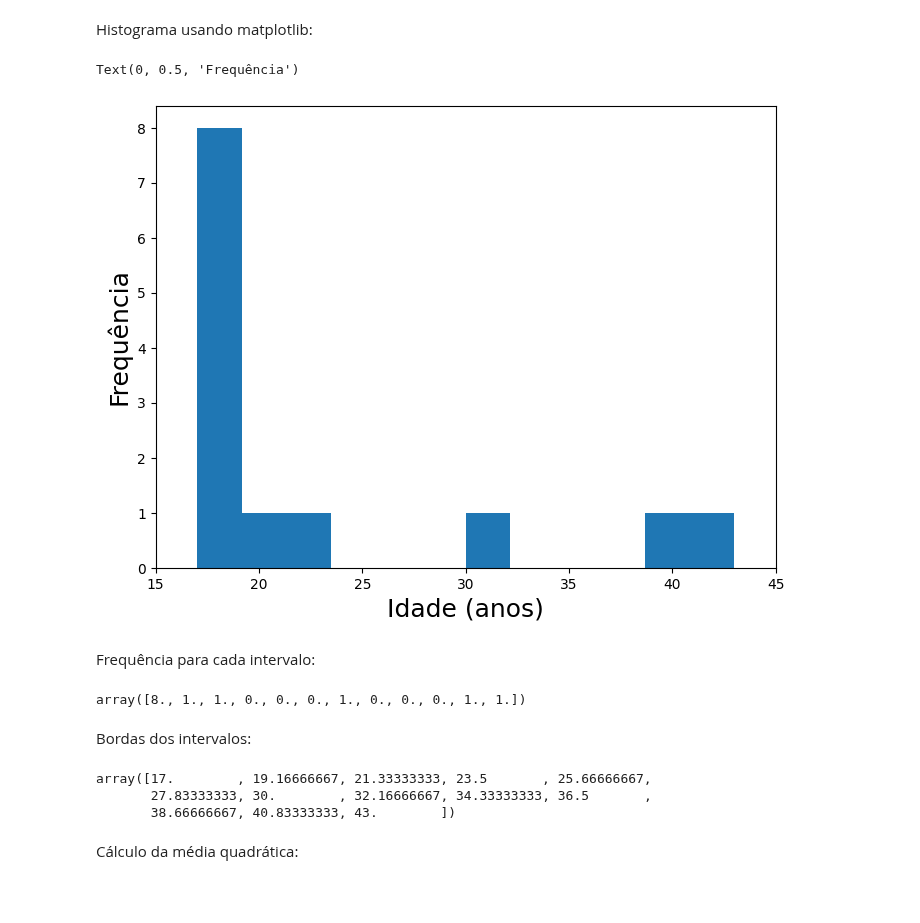
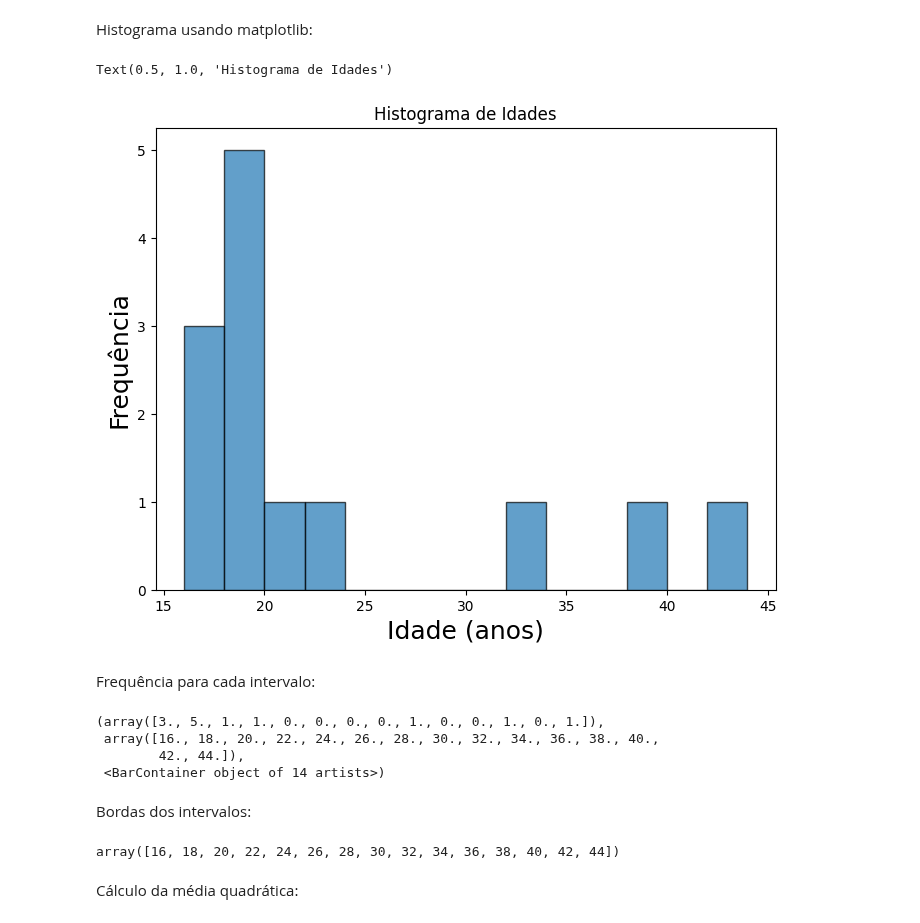
Before and after one commit to elizamelo/FisicaGeral, a Jupyter notebook: aula01_dados_da_turma2_2025_1.ipynb, the cells around one changed output. Saved outputs shown, nothing was run; the diff lists cells and outputs as text; code cells hidden in the pictures; blank space fills up the shorter version.

```diff
--- a/aula01_dados_da_turma2_2025_1.ipynb
+++ b/aula01_dados_da_turma2_2025_1.ipynb
@@ -111,13 +111,21 @@ Histograma usando matplotlib:
 # %%
 fig = plt.figure( figsize=(8,6) )
 
-counts, bins, _ = plt.hist( array_Idade, bins=12, range=(17, 43) )
-plt.xlim( 15, 45 )
-plt.xlabel( "Idade (anos)", fontsize=18 )
-plt.ylabel( "Frequência", fontsize=18 )
+#counts, bins, _ = plt.hist( array_Idade, bins=11, range=(17, 39) )
+#plt.xlim( 16, 43 )
+#plt.xlabel( "Idade (anos)", fontsize=18 )
+#plt.ylabel( "Frequência", fontsize=18 )
+
+bins = np.arange(array_Idade.min()-1, array_Idade.max() + 2, 2)  # Intervalos de 2 anos
+
+counts = plt.hist(array_Idade, bins=bins, edgecolor='black', alpha=0.7)
+# Configuração do gráfico
+plt.xlabel('Idade (anos)', fontsize=18)
+plt.ylabel('Frequência', fontsize=18)
+plt.title('Histograma de Idades')
 # %% [output]
-Text(0, 0.5, 'Frequência')
+Text(0.5, 1.0, 'Histograma de Idades')
-[figure, old version]
+[figure, new version]
 # %% [markdown]
 
 
@@ -125,15 +133,16 @@ Frequência para cada intervalo:
 # %%
 counts
 # %% [output]
-array([8., 1., 1., 0., 0., 0., 1., 0., 0., 0., 1., 1.])
+(array([3., 5., 1., 1., 0., 0., 0., 0., 1., 0., 0., 1., 0., 1.]),
+ array([16., 18., 20., 22., 24., 26., 28., 30., 32., 34., 36., 38., 40.,
+        42., 44.]),
+ <BarContainer object of 14 artists>)
 # %% [markdown]
 Bordas dos intervalos:
 # %%
 bins
 # %% [output]
-array([17.        , 19.16666667, 21.33333333, 23.5       , 25.66666667,
-       27.83333333, 30.        , 32.16666667, 34.33333333, 36.5       ,
-       38.66666667, 40.83333333, 43.        ])
+array([16, 18, 20, 22, 24, 26, 28, 30, 32, 34, 36, 38, 40, 42, 44])
 # %% [markdown]
 Cálculo da média quadrática:
 # %%
```
Also changed, not shown: parts of 8 cells of this notebook.
